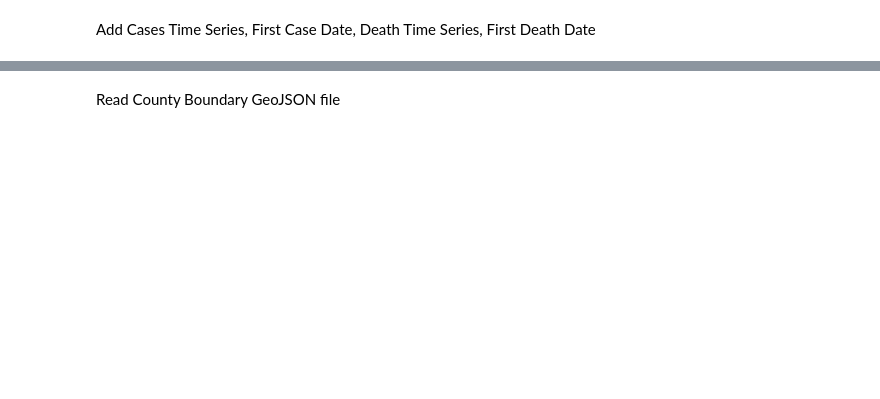
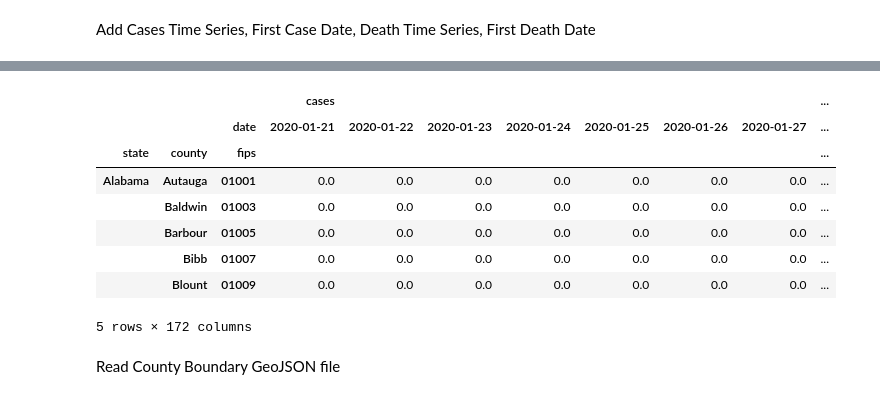
Before and after one commit to cybergis/wherecovid19_webapp, a Jupyter notebook: preprocessing/counties_new.ipynb, the cells around one changed output, grey strips where cells are left out. Cells and saved outputs as stored; diff of their text form; code cells hidden in the pictures; blank space fills up the shorter version.

```diff
--- a/preprocessing/counties_new.ipynb
+++ b/preprocessing/counties_new.ipynb
@@ -66,3 +174,15 @@ pivot_counties.head(5)
+# %%
+pivot_counties.head(5)
+# %% [output]
+|  |  |  | cases |  |  |  |  |  |  | ... |
+|  |  | date | 2020-01-21 | 2020-01-22 | 2020-01-23 | 2020-01-24 | 2020-01-25 | 2020-01-26 | 2020-01-27 | ... |
+| state | county | fips |  |  |  |  |  |  |  | ... |
+| Alabama | Autauga | 01001 | 0.0 | 0.0 | 0.0 | 0.0 | 0.0 | 0.0 | 0.0 | ... |
+|  | Baldwin | 01003 | 0.0 | 0.0 | 0.0 | 0.0 | 0.0 | 0.0 | 0.0 | ... |
+|  | Barbour | 01005 | 0.0 | 0.0 | 0.0 | 0.0 | 0.0 | 0.0 | 0.0 | ... |
+|  | Bibb | 01007 | 0.0 | 0.0 | 0.0 | 0.0 | 0.0 | 0.0 | 0.0 | ... |
+|  | Blount | 01009 | 0.0 | 0.0 | 0.0 | 0.0 | 0.0 | 0.0 | 0.0 | ... |
+5 rows × 172 columns
 # %% [markdown]
 Read County Boundary GeoJSON file
 # %%
```
Also changed, not shown: parts of 16 cells of this notebook, 7 other files.
